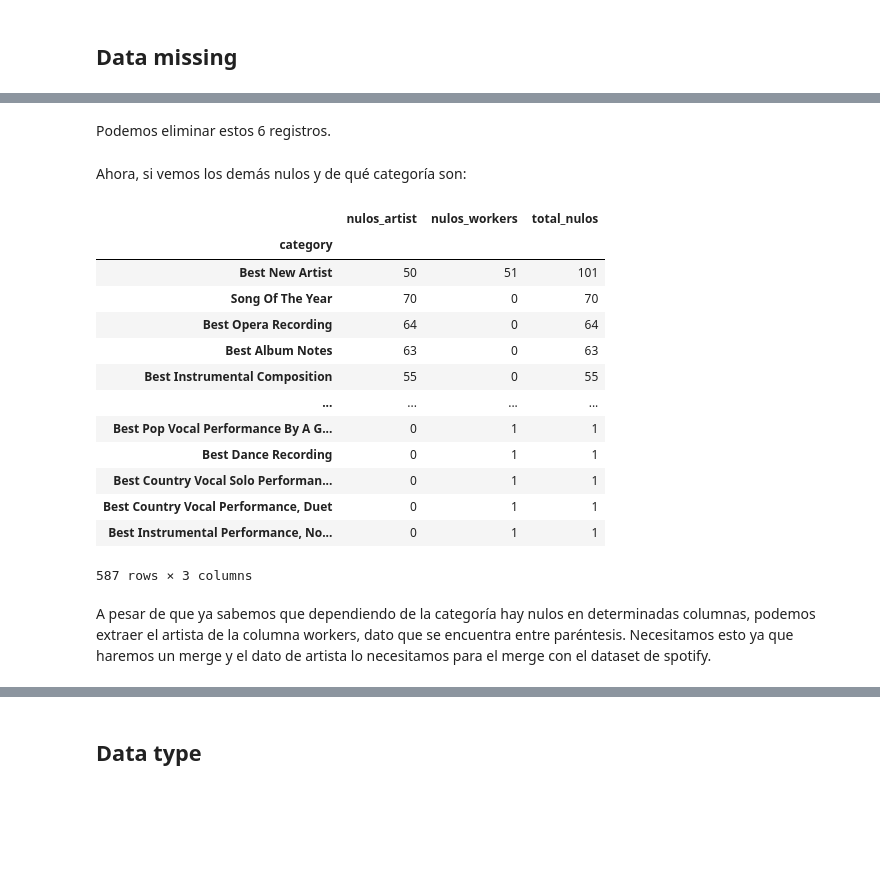
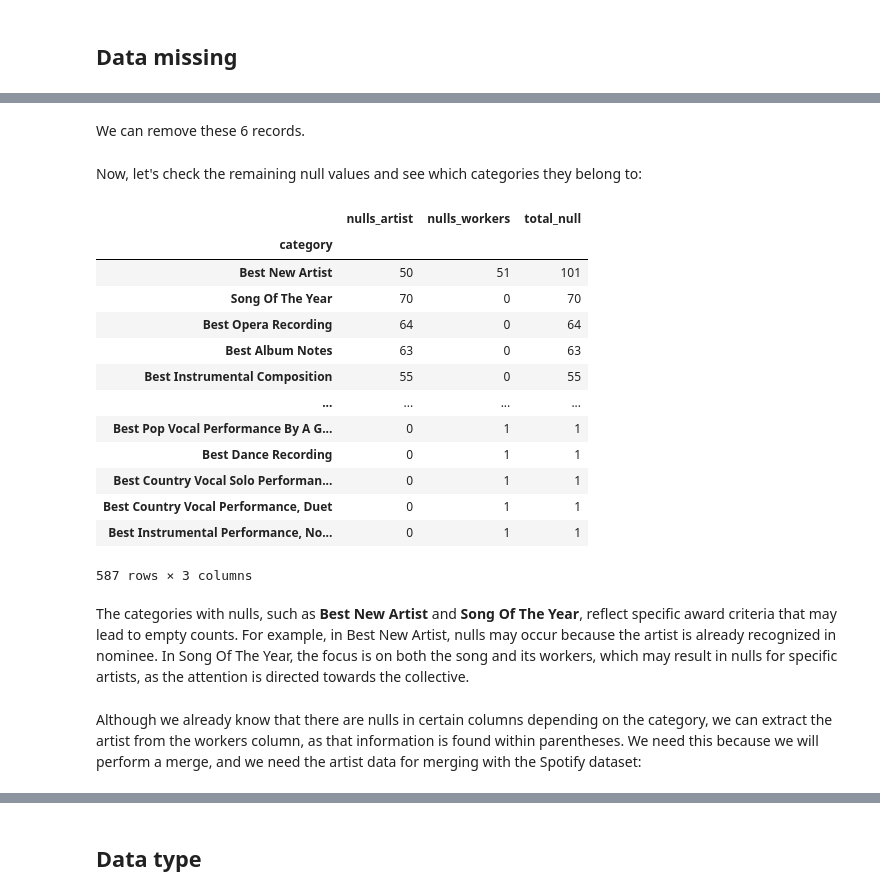
Before and after one commit to caroldvarela/workshop-02, a Jupyter notebook: notebooks/002_EDA_grammy.ipynb, the cells around one changed output, grey strips where cells are left out. Saved outputs shown, nothing was run; the diff lists cells and outputs as text; code cells hidden in the pictures; blank space fills up the shorter version.

```diff
--- a/notebooks/002_EDA_grammy.ipynb
+++ b/notebooks/002_EDA_grammy.ipynb
@@ -78,2 +119,2 @@ Hay columnas que en realidad no son de nuestro interés, como lo son published_a
 # %%
-df = df.drop(columns=['published_at', 'updated_at'])
+df = df.drop(columns=['published_at', 'updated_at', 'img'])
@@ -126,23 +168,23 @@ df[df['nominee'].isna()]
-# %% [markdown]
-Podemos eliminar estos 6 registros.
+# %% [markdown]
+We can remove these 6 records.
 # %%
 df = df.dropna(subset=['nominee'])
-# %% [markdown]
-Ahora, si vemos los demás nulos y de qué categoría son:
+# %% [markdown]
+Now, let's check the remaining null values and see which categories they belong to:
 # %%
-df_nulos = df[df['artist'].isna() | df['workers'].isna()]
+df_nulls = df[df['artist'].isna() | df['workers'].isna()]
 
-nulos_por_categoria = df_nulos.groupby('category').agg(
-    nulos_artist=('artist', lambda x: x.isna().sum()),
-    nulos_workers=('workers', lambda x: x.isna().sum())
+nulls_by_category = df_nulls.groupby('category').agg(
+    nulls_artist=('artist', lambda x: x.isna().sum()),
+    nulls_workers=('workers', lambda x: x.isna().sum())
 )
 
-nulos_por_categoria['total_nulos'] = nulos_por_categoria['nulos_artist'] + nulos_por_categoria['nulos_workers']
-nulos_ordenados = nulos_por_categoria.sort_values(by='total_nulos', ascending=False)
+nulls_by_category['total_null'] = nulls_by_category['nulls_artist'] + nulls_by_category['nulls_workers']
+sorted_nulls = nulls_by_category.sort_values(by='total_null', ascending=False)
 
-nulos_ordenados
+sorted_nulls
 # %% [output]
-|  | nulos_artist | nulos_workers | total_nulos |
+|  | nulls_artist | nulls_workers | total_null |
 | category |  |  |  |
 | Best New Artist | 50 | 51 | 101 |
 | Song Of The Year | 70 | 0 | 70 |
@@ -156,8 +198,10 @@ nulos_ordenados
 | Best Country Vocal Performance, Duet | 0 | 1 | 1 |
 | Best Instrumental Performance, No... | 0 | 1 | 1 |
 587 rows × 3 columns
-# %% [markdown]
-A pesar de que ya sabemos que dependiendo de la categoría hay nulos en determinadas columnas, podemos extraer el artista de la columna workers, dato que se encuentra entre paréntesis. Necesitamos esto ya que haremos un merge y el dato de artista lo necesitamos para el merge con el dataset de spotify.
+# %% [markdown]
+The categories with nulls, such as **Best New Artist** and **Song Of The Year**, reflect specific award criteria that may lead to empty counts. For example, in Best New Artist, nulls may occur because the artist is already recognized in nominee. In Song Of The Year, the focus is on both the song and its workers, which may result in nulls for specific artists, as the attention is directed towards the collective.
+# %% [markdown]
+Although we already know that there are nulls in certain columns depending on the category, we can extract the artist from the workers column, as that information is found within parentheses. We need this because we will perform a merge, and we need the artist data for merging with the Spotify dataset:
 # %%
 df[df['nominee']=='Lover']
 # %% [output]
```
Also changed, not shown: parts of 61 cells of this notebook.
